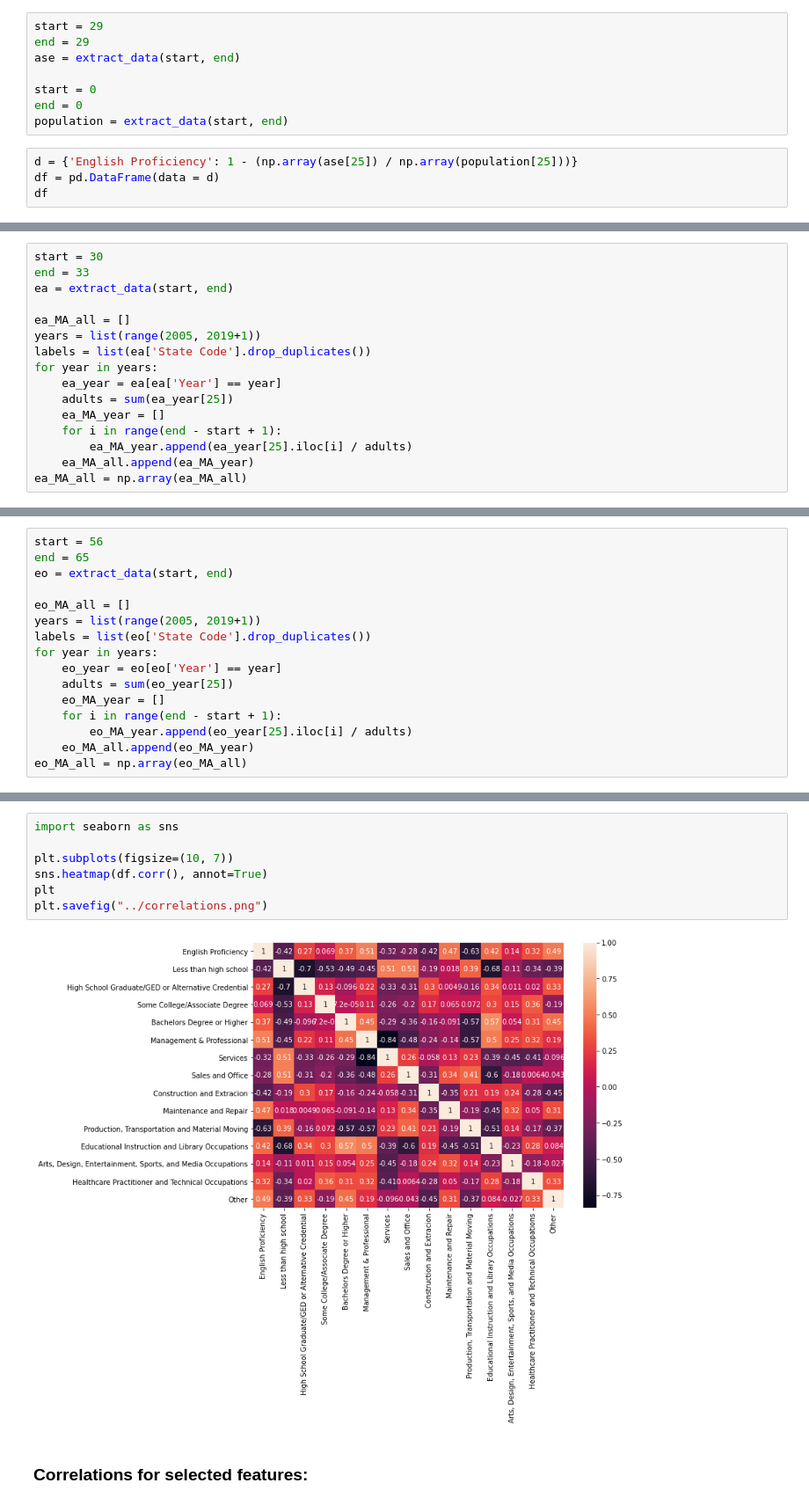
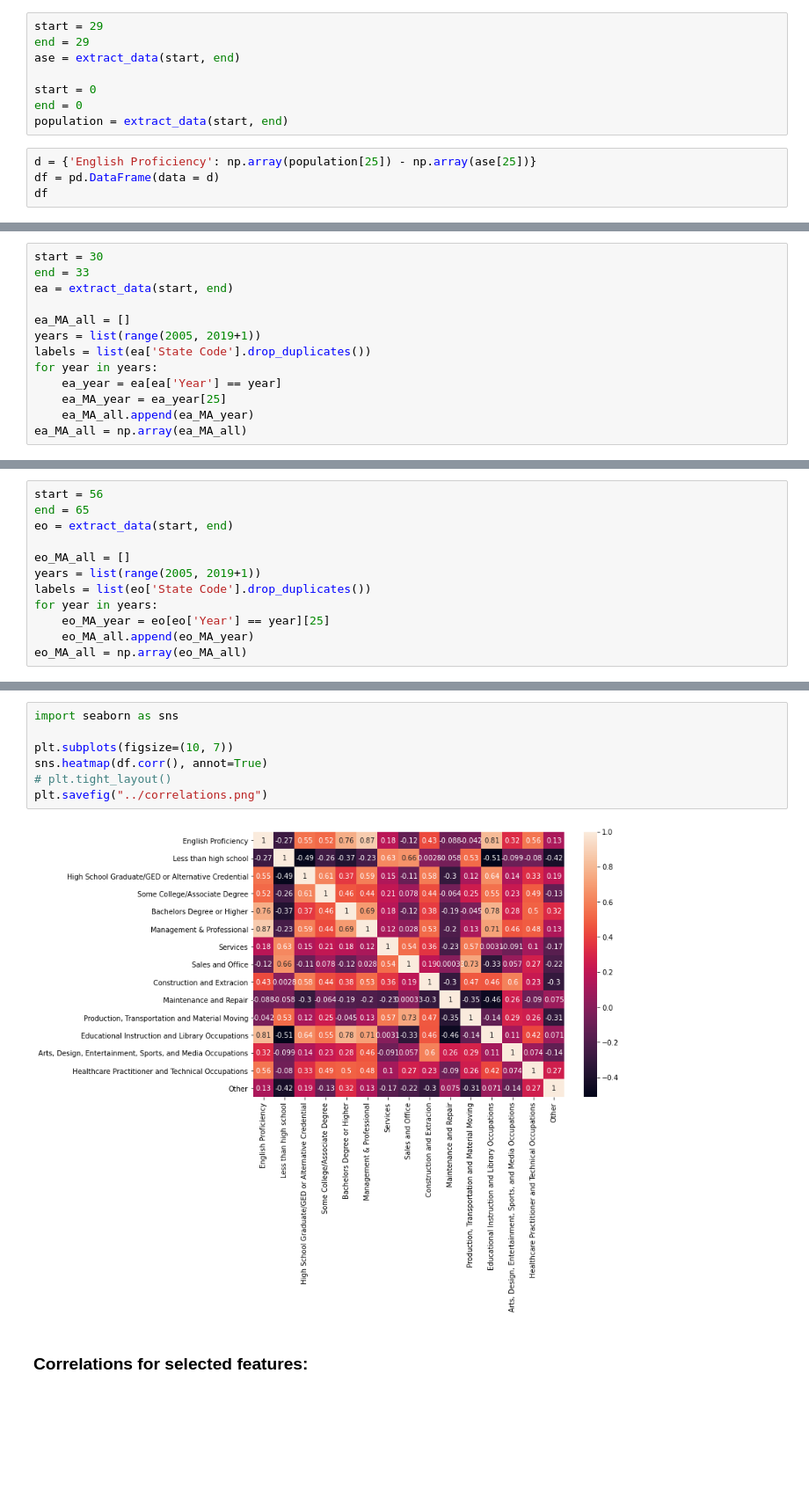
Before and after one commit to BU-Spark/ds-boston-bpda-br-census, a Jupyter notebook: yichuanma95/notebooks/correlations.ipynb, the cells around one changed output, grey strips where cells are left out. Shown at 88% size. Saved outputs shown, nothing was run; the diff lists cells and outputs as text; blank space fills up the shorter version.

```diff
--- a/yichuanma95/notebooks/correlations.ipynb
+++ b/yichuanma95/notebooks/correlations.ipynb
@@ -22,7 +23,7 @@ start = 0
 end = 0
 population = extract_data(start, end)
 # %%
-d = {'English Proficiency': 1 - (np.array(ase[25]) / np.array(population[25]))}
+d = {'English Proficiency': np.array(population[25]) - np.array(ase[25])}
 df = pd.DataFrame(data = d)
 df
 # %% [output]
@@ -52,10 +53,7 @@ years = list(range(2005, 2019+1))
 labels = list(ea['State Code'].drop_duplicates())
 for year in years:
     ea_year = ea[ea['Year'] == year]
-    adults = sum(ea_year[25])
-    ea_MA_year = []
-    for i in range(end - start + 1):
-        ea_MA_year.append(ea_year[25].iloc[i] / adults)
+    ea_MA_year = ea_year[25]
     ea_MA_all.append(ea_MA_year)
 ea_MA_all = np.array(ea_MA_all)
 # %%
@@ -88,11 +70,7 @@ eo_MA_all = []
 years = list(range(2005, 2019+1))
 labels = list(eo['State Code'].drop_duplicates())
 for year in years:
-    eo_year = eo[eo['Year'] == year]
-    adults = sum(eo_year[25])
-    eo_MA_year = []
-    for i in range(end - start + 1):
-        eo_MA_year.append(eo_year[25].iloc[i] / adults)
+    eo_MA_year = eo[eo['Year'] == year][25]
     eo_MA_all.append(eo_MA_year)
 eo_MA_all = np.array(eo_MA_all)
 # %%
@@ -119,12 +97,12 @@ df
 # %%
 import seaborn as sns
 
 plt.subplots(figsize=(10, 7))
 sns.heatmap(df.corr(), annot=True)
-plt
+# plt.tight_layout()
 plt.savefig("../correlations.png")
 # %% [output]
-[figure, old version]
+[figure, new version]
 # %% [markdown]
 ### Correlations for selected features:
 # %%
```
Also changed, not shown: parts of 17 cells of this notebook, 2 other files.
